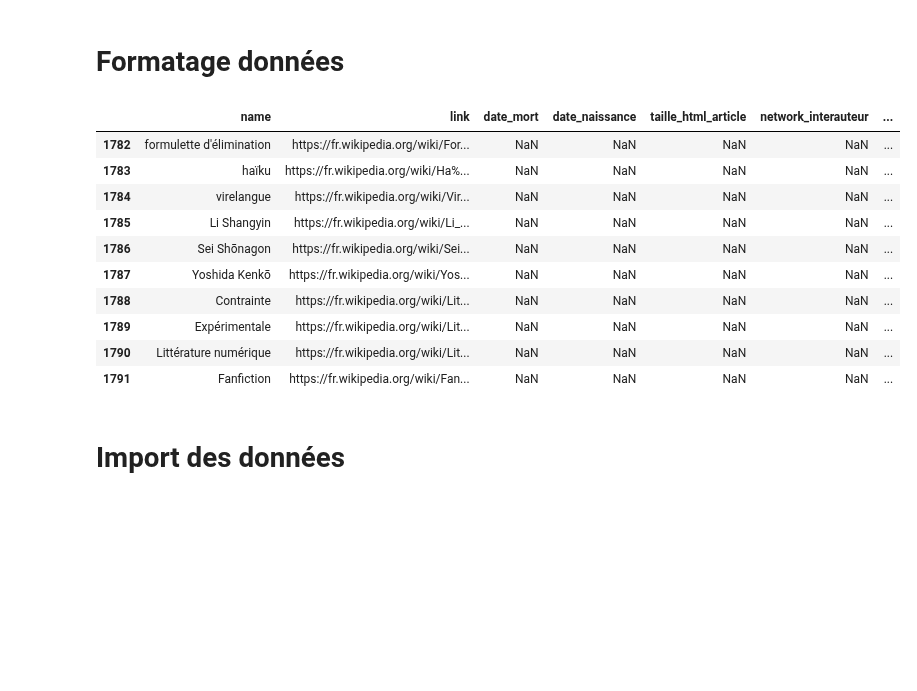
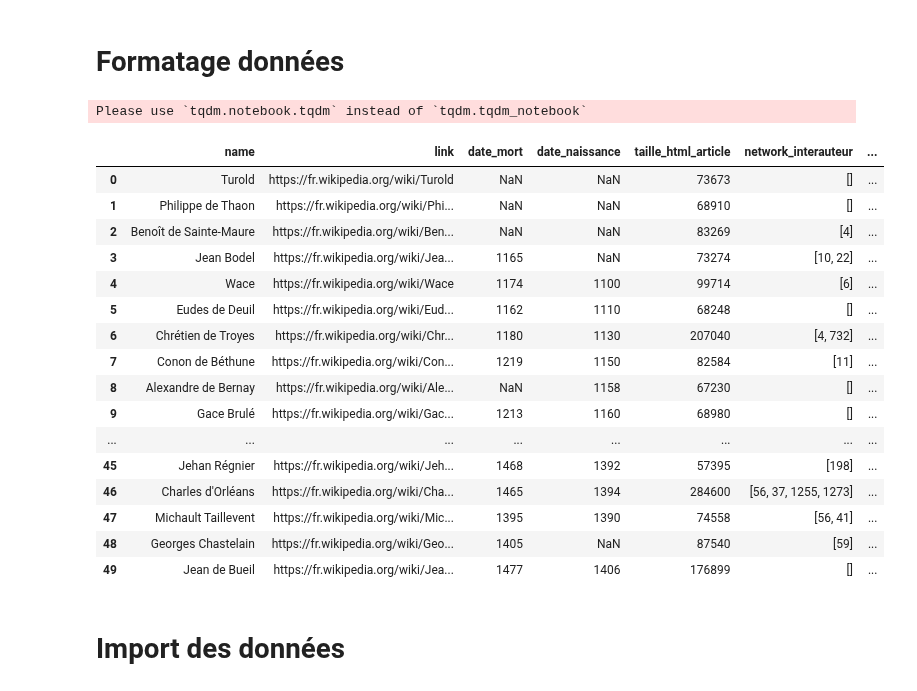
Before and after one commit to ChabiMax/author_network, a Jupyter notebook: Code/Scraping propre.ipynb, the cells around one changed output. Saved outputs shown, nothing was run; the diff lists cells and outputs as text; code cells hidden in the pictures; blank space fills up the shorter version.

```diff
--- a/Code/Scraping propre.ipynb
+++ b/Code/Scraping propre.ipynb
@@ -214,11 +215,11 @@ for key_genre in raw_data1.keys() :
     try :
       raw_data1[key_genre]['date_naissance'] = int(raw_data1[key_genre]['date_naissance'])
     except :
-      raw_data1[key_genre]['date_naissance'] = None
+      raw_data1[key_genre]['date_naissance'] = np.nan
     try :
       raw_data1[key_genre]['date_mort'] = int(raw_data1[key_genre]['date_mort'])
     except :
-      raw_data1[key_genre]['date_mort'] = None
+      raw_data1[key_genre]['date_mort'] = np.nan
 
 for key_genre in raw_data1.keys() :
   if raw_data1[key_genre]['type'] == 'genre' :
@@ -232,8 +233,8 @@ for key_auteur1 in tqdm_notebook(raw_data1.keys()) :
     raw_data1[key_auteur1]['poids_contempo_annees_communes'] = []
     for key_auteur2 in raw_data1.keys() :
       if (raw_data1[key_auteur2]['type'] == 'auteur') & (key_auteur2 != key_auteur1) :
-        mort_1 = [raw_data1[key_auteur1]['date_mort'] if raw_data1[key_auteur1]['date_mort'] != None else 2022 if raw_data1[key_auteur1]['date_naissance'] > 1900 else None]
-        mort_2 = [raw_data1[key_auteur2]['date_mort'] if raw_data1[key_auteur2]['date_mort'] != None else 2022 if raw_data1[key_auteur2]['date_naissance'] > 1900 else None]
+        mort_1 = [raw_data1[key_auteur1]['date_mort'] if raw_data1[key_auteur1]['date_mort'] != None else 2022 if raw_data1[key_auteur1]['date_mort'] == None and raw_data1[key_auteur1]['date_naissance'] > 1900 else None]
+        mort_2 = [raw_data1[key_auteur2]['date_mort'] if raw_data1[key_auteur2]['date_mort'] != None else 2022 if raw_data1[key_auteur1]['date_mort'] == None and raw_data1[key_auteur2]['date_naissance'] > 1900 else None]
         naissance_1 = [raw_data1[key_auteur1]['date_naissance'] if raw_data1[id]['date_mort'] != None else None]
         naissance_2 = [raw_data1[key_auteur2]['date_naissance'] if raw_data1[key_auteur2]['date_mort'] != None else None]
         try:
@@ -247,21 +248,29 @@ for key_auteur1 in tqdm_notebook(raw_data1.keys()) :
 
         except :
           pass
+# %% [output]
+Please use `tqdm.notebook.tqdm` instead of `tqdm.tqdm_notebook`
 # %%
 df = pd.DataFrame(raw_data1).T
-df.tail(10)
+df.head(50)
 # %% [output]
 |  | name | link | date_mort | date_naissance | taille_html_article | network_interauteur | ... |
-| 1782 | formulette d'élimination | https://fr.wikipedia.org/wiki/For... | NaN | NaN | NaN | NaN | ... |
-| 1783 | haïku | https://fr.wikipedia.org/wiki/Ha%... | NaN | NaN | NaN | NaN | ... |
-| 1784 | virelangue | https://fr.wikipedia.org/wiki/Vir... | NaN | NaN | NaN | NaN | ... |
-| 1785 | Li Shangyin | https://fr.wikipedia.org/wiki/Li_... | NaN | NaN | NaN | NaN | ... |
-| 1786 | Sei Shōnagon | https://fr.wikipedia.org/wiki/Sei... | NaN | NaN | NaN | NaN | ... |
-| 1787 | Yoshida Kenkō | https://fr.wikipedia.org/wiki/Yos... | NaN | NaN | NaN | NaN | ... |
-| 1788 | Contrainte | https://fr.wikipedia.org/wiki/Lit... | NaN | NaN | NaN | NaN | ... |
-| 1789 | Expérimentale | https://fr.wikipedia.org/wiki/Lit... | NaN | NaN | NaN | NaN | ... |
-| 1790 | Littérature numérique | https://fr.wikipedia.org/wiki/Lit... | NaN | NaN | NaN | NaN | ... |
-| 1791 | Fanfiction | https://fr.wikipedia.org/wiki/Fan... | NaN | NaN | NaN | NaN | ... |
+| 0 | Turold | https://fr.wikipedia.org/wiki/Turold | NaN | NaN | 73673 | [] | ... |
+| 1 | Philippe de Thaon | https://fr.wikipedia.org/wiki/Phi... | NaN | NaN | 68910 | [] | ... |
+| 2 | Benoît de Sainte-Maure | https://fr.wikipedia.org/wiki/Ben... | NaN | NaN | 83269 | [4] | ... |
+| 3 | Jean Bodel | https://fr.wikipedia.org/wiki/Jea... | 1165 | NaN | 73274 | [10, 22] | ... |
+| 4 | Wace | https://fr.wikipedia.org/wiki/Wace | 1174 | 1100 | 99714 | [6] | ... |
+| 5 | Eudes de Deuil | https://fr.wikipedia.org/wiki/Eud... | 1162 | 1110 | 68248 | [] | ... |
+| 6 | Chrétien de Troyes | https://fr.wikipedia.org/wiki/Chr... | 1180 | 1130 | 207040 | [4, 732] | ... |
+| 7 | Conon de Béthune | https://fr.wikipedia.org/wiki/Con... | 1219 | 1150 | 82584 | [11] | ... |
+| 8 | Alexandre de Bernay | https://fr.wikipedia.org/wiki/Ale... | NaN | 1158 | 67230 | [] | ... |
+| 9 | Gace Brulé | https://fr.wikipedia.org/wiki/Gac... | 1213 | 1160 | 68980 | [] | ... |
+| ... | ... | ... | ... | ... | ... | ... | ... |
+| 45 | Jehan Régnier | https://fr.wikipedia.org/wiki/Jeh... | 1468 | 1392 | 57395 | [198] | ... |
+| 46 | Charles d'Orléans | https://fr.wikipedia.org/wiki/Cha... | 1465 | 1394 | 284600 | [56, 37, 1255, 1273] | ... |
+| 47 | Michault Taillevent | https://fr.wikipedia.org/wiki/Mic... | 1395 | 1390 | 74558 | [56, 41] | ... |
+| 48 | Georges Chastelain | https://fr.wikipedia.org/wiki/Geo... | 1405 | NaN | 87540 | [59] | ... |
+| 49 | Jean de Bueil | https://fr.wikipedia.org/wiki/Jea... | 1477 | 1406 | 176899 | [] | ... |
 # %% [markdown]
 # Import des données
 # %%
```
Also changed, not shown: parts of 2 cells of this notebook.
